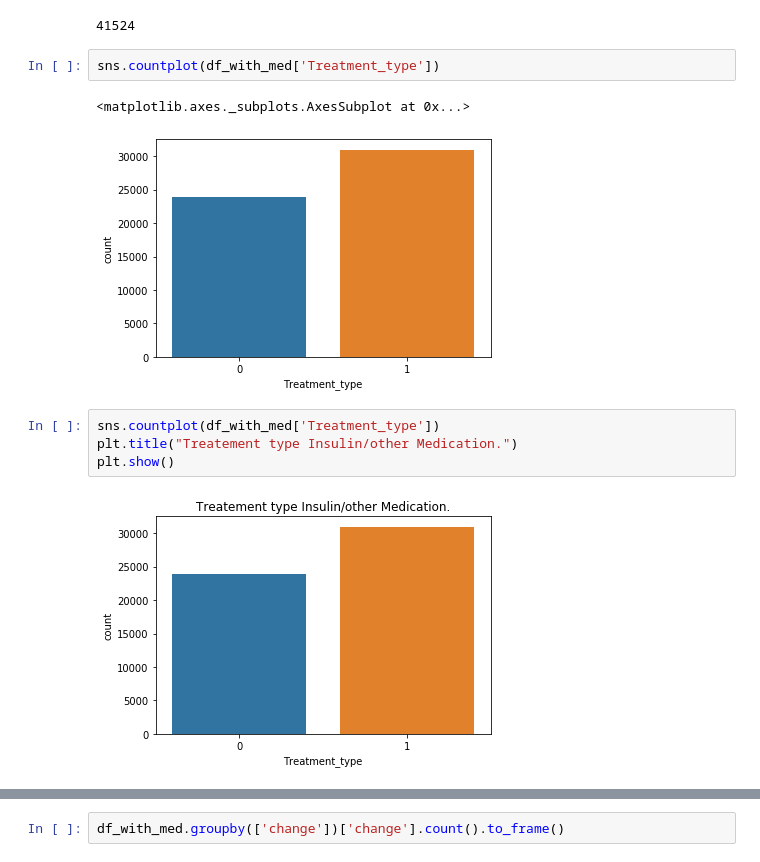
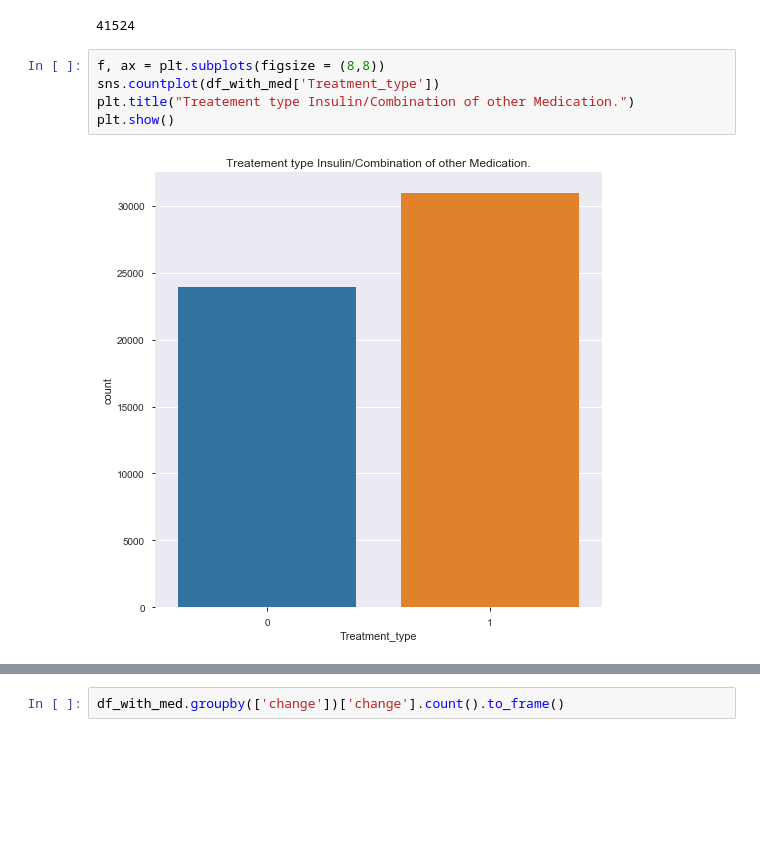
Before and after one commit to gauravkantrod/GLProject, a Jupyter notebook: Diabetes.ipynb, the cells around one changed output, grey strips where cells are left out. Drawn from its saved outputs; the diff is of its cells as text; blank space fills up the shorter version.

```diff
--- a/Diabetes.ipynb
+++ b/Diabetes.ipynb
@@ -742,15 +749,11 @@ df_with_med.head().T
 len(set(df_with_med['patient_nbr']))
 # %% [output]
 41524
-# %%
-sns.countplot(df_with_med['Treatment_type'])
-# %% [output]
-<matplotlib.axes._subplots.AxesSubplot at 0x...>
-[figure, removed]
 # %%
+f, ax = plt.subplots(figsize = (8,8))
 sns.countplot(df_with_med['Treatment_type'])
-plt.title("Treatement type Insulin/other Medication.")
+plt.title("Treatement type Insulin/Combination of other Medication.")
 plt.show()
 # %% [output]
-[figure, old version]
+[figure, new version]
 # %%
```
Also changed, not shown: parts of 23 cells of this notebook, 1 other file.
